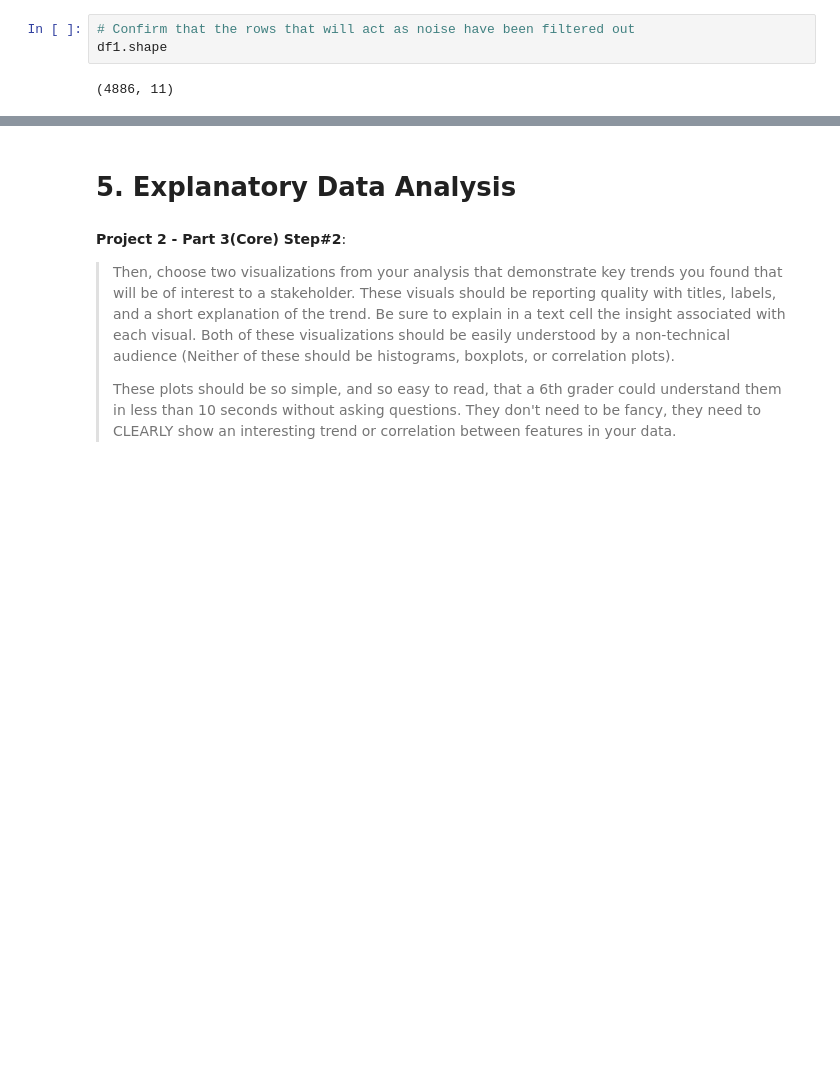
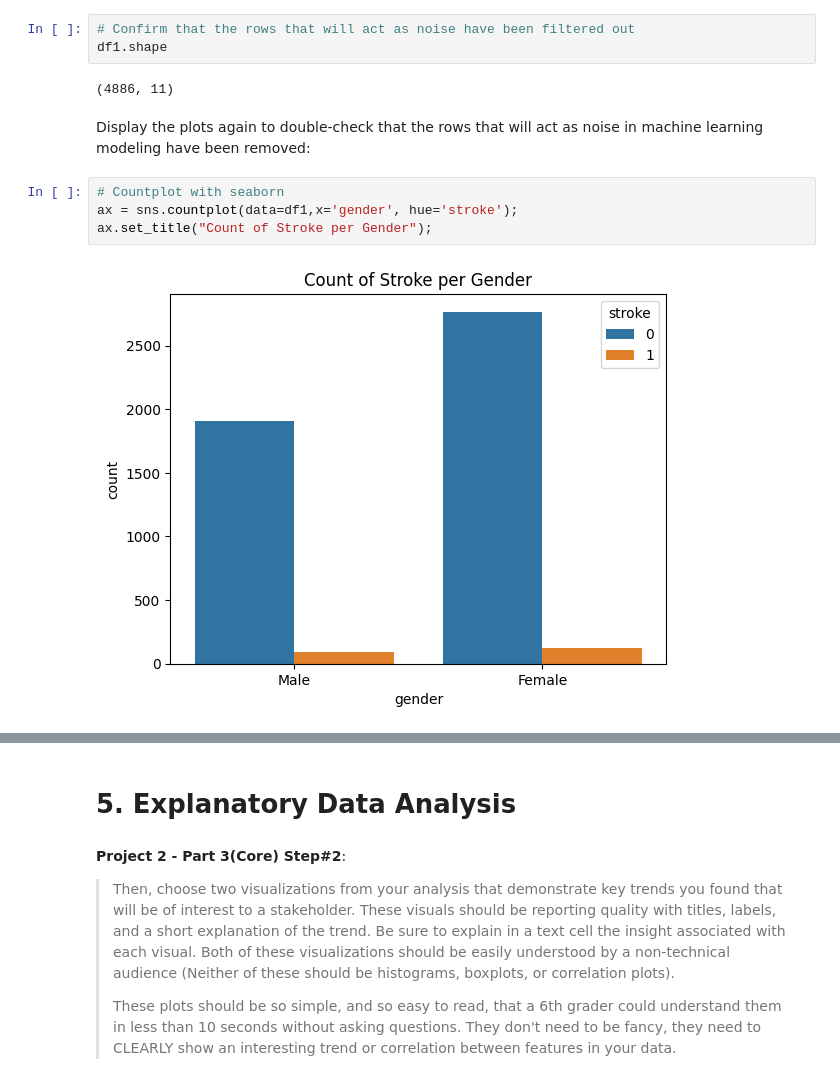
Before and after one commit to ericakitano/Project-2-Stroke-Prediction-, a Jupyter notebook: Stroke_Prediction.ipynb, the cells around one changed output, grey strips where cells are left out. Drawn from its saved outputs; the diff is of its cells as text; blank space fills up the shorter version.

```diff
--- a/Stroke_Prediction.ipynb
+++ b/Stroke_Prediction.ipynb
@@ -708,3 +708,11 @@ df1 = df1[~df1_filter]
 df1.shape
 # %% [output]
 (4886, 11)
+# %% [markdown]
+Display the plots again to double-check that the rows that will act as noise in machine learning modeling have been removed:
+# %%
+# Countplot with seaborn
+ax = sns.countplot(data=df1,x='gender', hue='stroke');
+ax.set_title("Count of Stroke per Gender");
+# %% [output]
+[figure, added]
```
Also changed, not shown: parts of 132 cells of this notebook.
